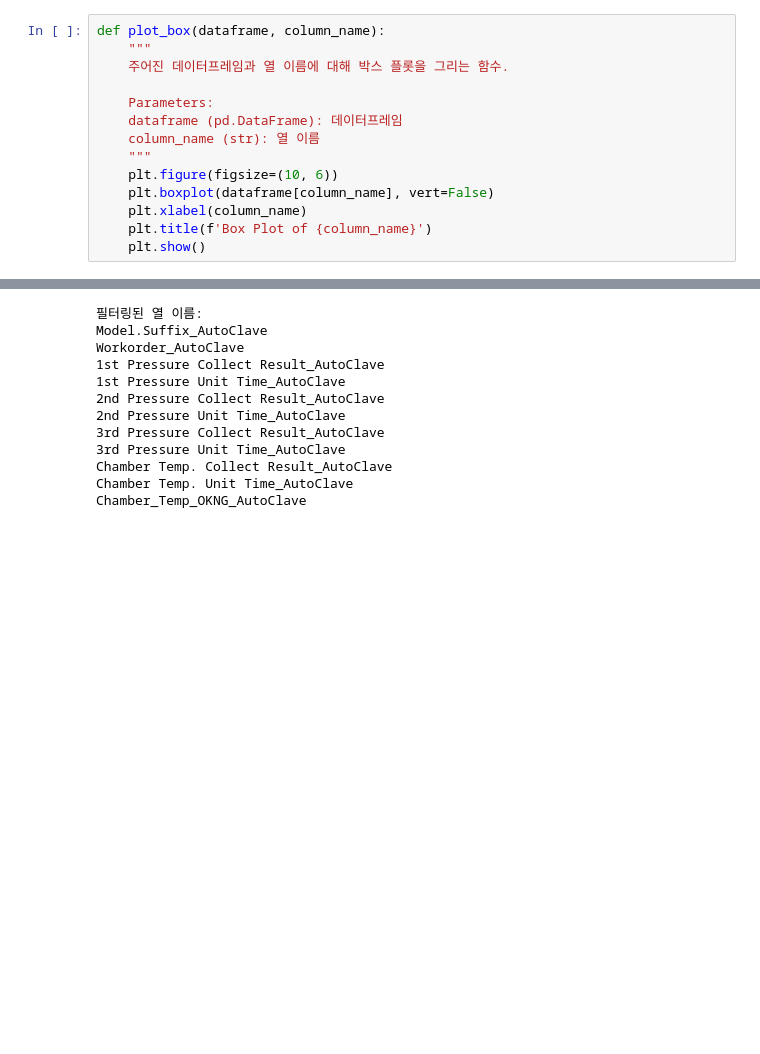
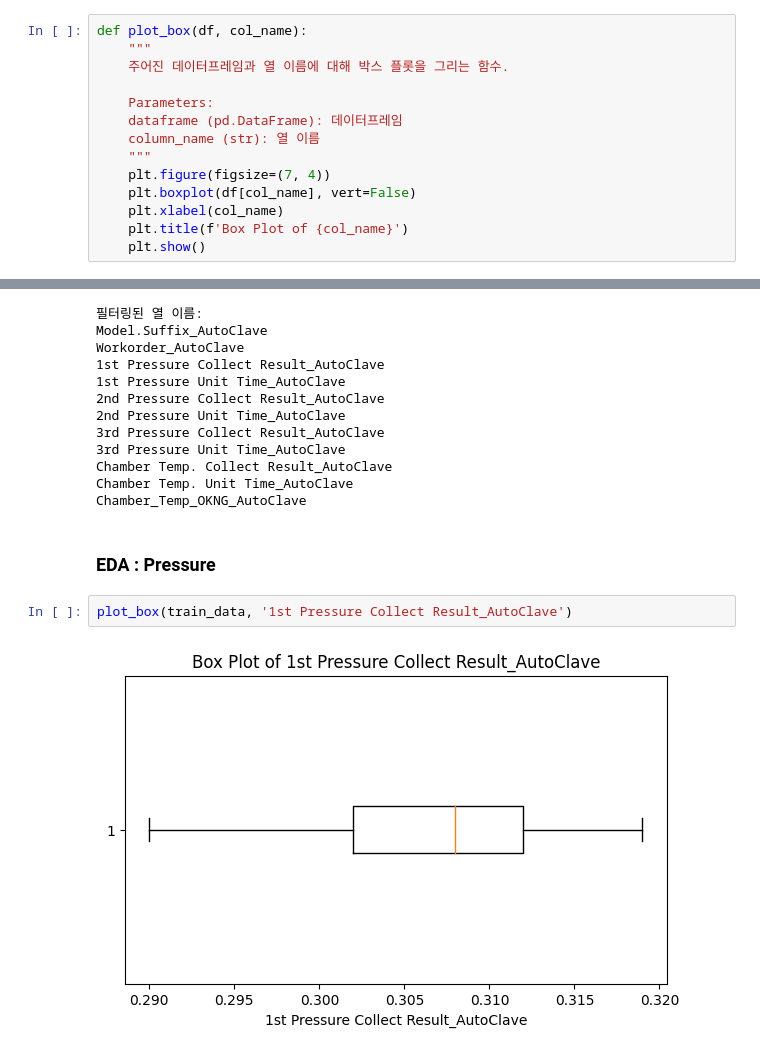
Before and after one commit to dyk9916/Lg_aimers5, a Jupyter notebook: code_log/junehong_code/0812_EDA_AutoClave.ipynb, the cells around one changed output, grey strips where cells are left out. Saved outputs shown, nothing was run; the diff lists cells and outputs as text; blank space fills up the shorter version.

```diff
--- a/code_log/junehong_code/0812_EDA_AutoClave.ipynb
+++ b/code_log/junehong_code/0812_EDA_AutoClave.ipynb
@@ -20,7 +20,7 @@ test_data = pd.read_csv("../../data/trim_test_data.csv")
 # %% [markdown]
 반복적으로 쓰는 툴 함수화
 # %%
-def plot_box(dataframe, column_name):
+def plot_box(df, col_name):
     """
     주어진 데이터프레임과 열 이름에 대해 박스 플롯을 그리는 함수.
 
@@ -28,10 +28,10 @@ def plot_box(dataframe, column_name):
     dataframe (pd.DataFrame): 데이터프레임
     column_name (str): 열 이름
     """
-    plt.figure(figsize=(10, 6))
-    plt.boxplot(dataframe[column_name], vert=False)
-    plt.xlabel(column_name)
-    plt.title(f'Box Plot of {column_name}')
+    plt.figure(figsize=(7, 4))
+    plt.boxplot(df[col_name], vert=False)
+    plt.xlabel(col_name)
+    plt.title(f'Box Plot of {col_name}')
     plt.show()
 # %%
 import pandas as pd
@@ -488,3 +491,9 @@ Workorder_AutoClave
 Chamber Temp. Collect Result_AutoClave
 Chamber Temp. Unit Time_AutoClave
 Chamber_Temp_OKNG_AutoClave
+# %% [markdown]
+### EDA : Pressure
+# %%
+plot_box(train_data, '1st Pressure Collect Result_AutoClave')
+# %% [output]
+[figure, added]
```
Also changed, not shown: parts of 35 cells of this notebook.
